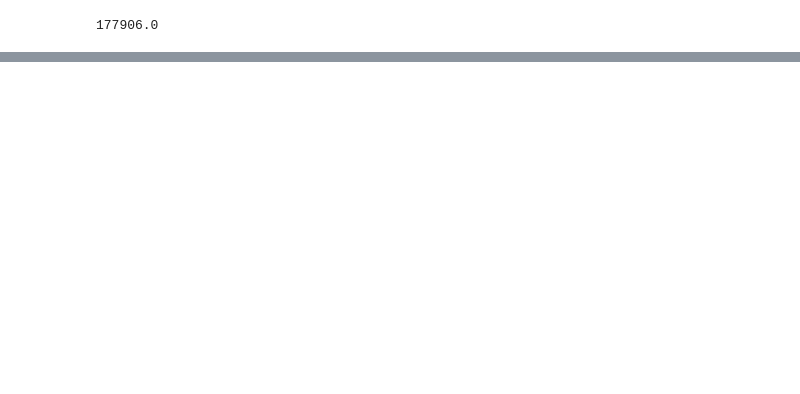
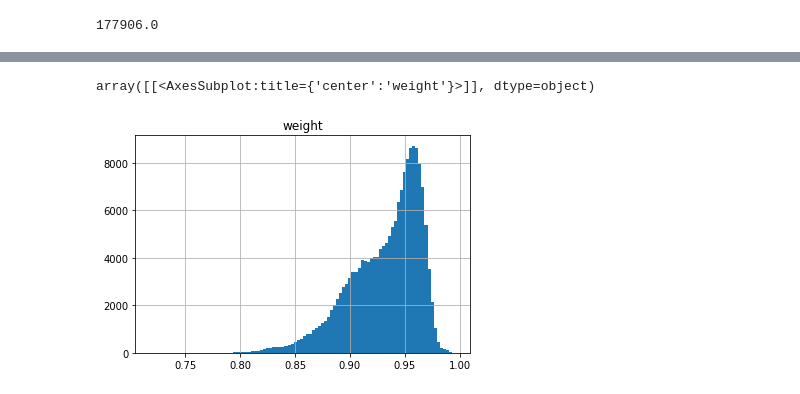
Before and after one commit to colombelli/gat-cancer-staging, a Jupyter notebook: notebooks/stellargraph gat.ipynb, the cells around one changed output, grey strips where cells are left out. Drawn from its saved outputs; the diff is of its cells as text; code cells hidden in the pictures; blank space fills up the shorter version.

```diff
--- a/notebooks/stellargraph gat.ipynb
+++ b/notebooks/stellargraph gat.ipynb
@@ -214,0 +227,5 @@ defaultdict(int,
+# %%
+df_patients.hist(column='weight', bins=100)
+# %% [output]
+array([[<AxesSubplot:title={'center':'weight'}>]], dtype=object)
+[figure, added]
```
Also changed, not shown: parts of 6 cells of this notebook.
